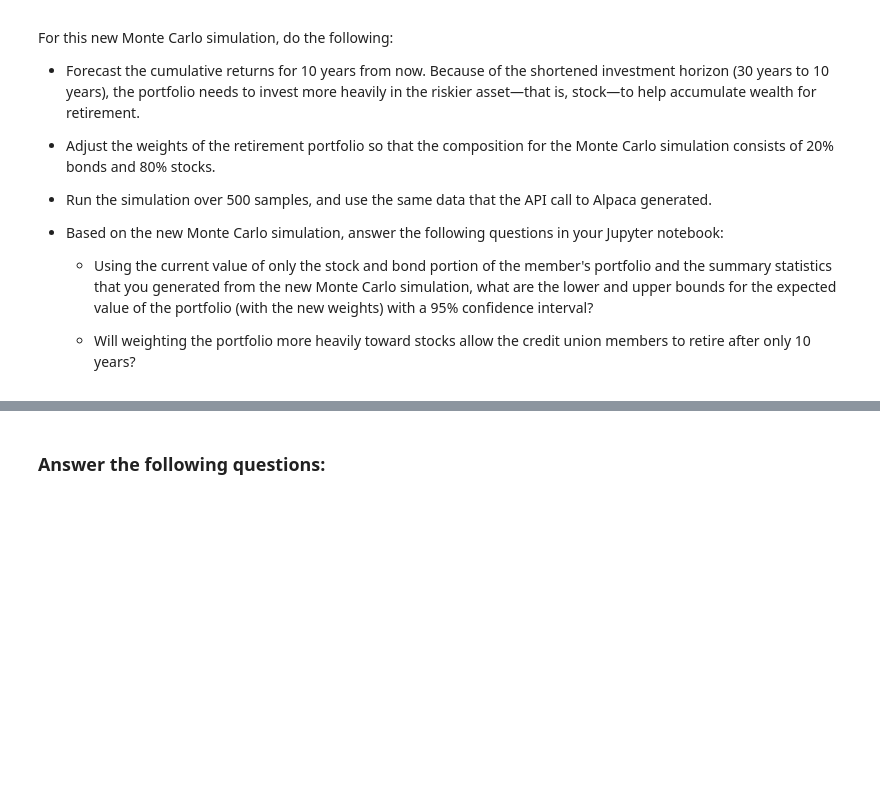
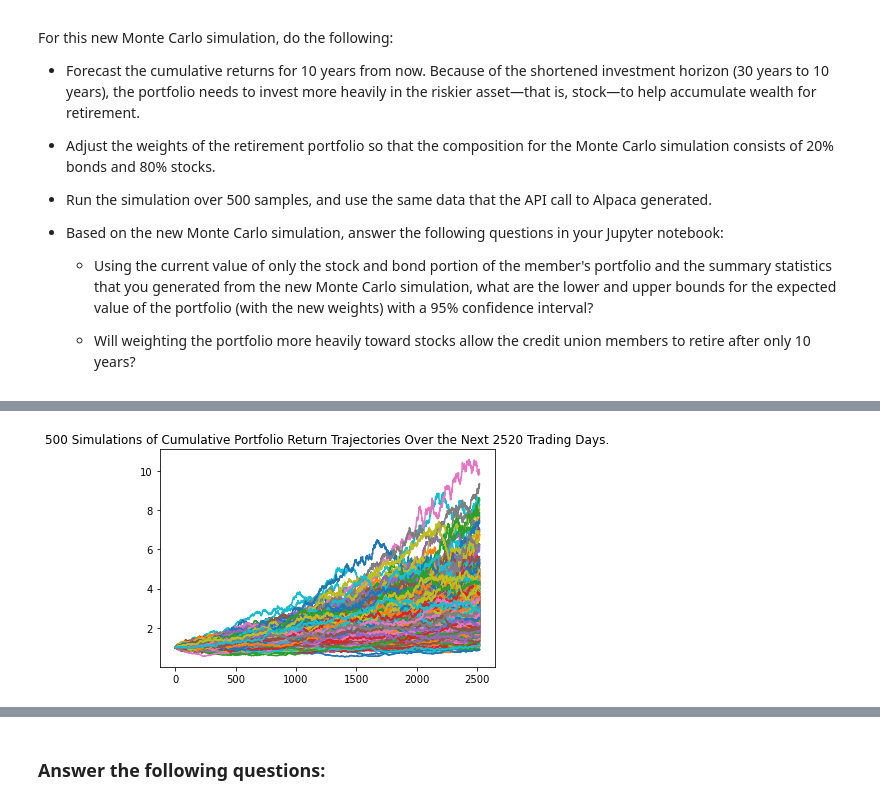
Before and after one commit to mckayav3/Financial-Planning-Tool, a Jupyter notebook: Financial Planning with APIs and Simulations/financial_planning_tools.ipynb, the cells around one changed output, grey strips where cells are left out. Saved outputs shown, nothing was run; the diff lists cells and outputs as text; code cells hidden in the pictures; blank space fills up the shorter version.

```diff
--- a/Financial Planning with APIs and Simulations/financial_planning_tools.ipynb
+++ b/Financial Planning with APIs and Simulations/financial_planning_tools.ipynb
@@ -529,6 +662,12 @@ For this new Monte Carlo simulation, do the following:
 # The weights should be split 20% to AGG and 80% to SPY.
 # Run 500 samples.
 # YOUR CODE HERE
+mc_tenyear = MCSimulation(
+    portfolio_data = combined_ten_year_portfolio_df,
+    weights = [.20,.80],
+    num_simulation = 500,
+    num_trading_days = 252*10
+)
 
-# Review the simulation input data
-# YOUR CODE HERE
+# Shows the simulation input data for 10 year time period
+mc_tenyear.portfolio_data
@@ -538,7 +725,10 @@ For this new Monte Carlo simulation, do the following:
 # %%
 # Visualize the 10-year Monte Carlo simulation by creating an
 # overlay line plot
 # YOUR CODE HERE
+mc_sim_line_plot = mc_tenyear.plot_simulation()
+# %% [output]
+[figure, added]
 # %%
 # Visualize the probability distribution of the 10-year Monte Carlo simulation
 # by plotting a histogram
```
Also changed, not shown: parts of 33 cells of this notebook.
